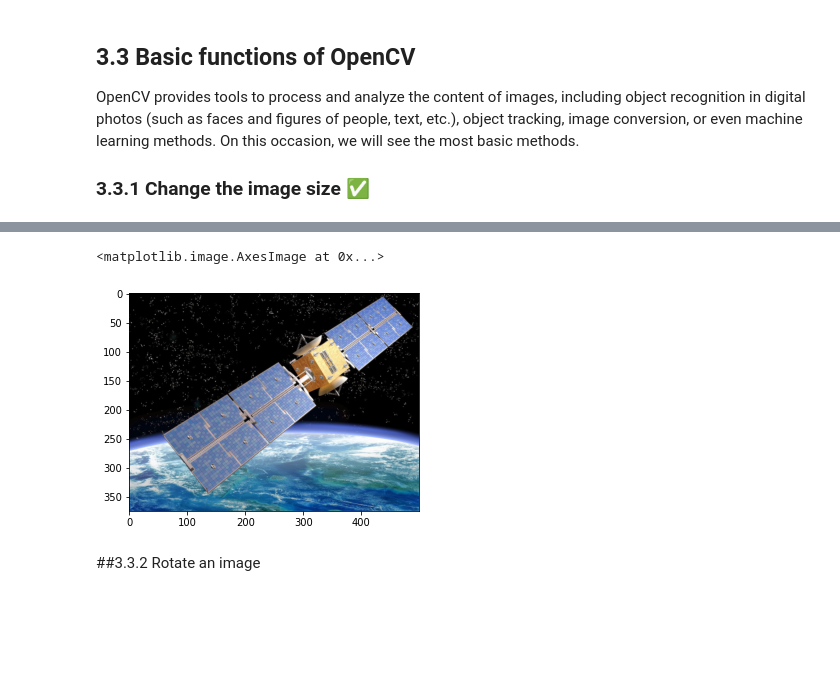
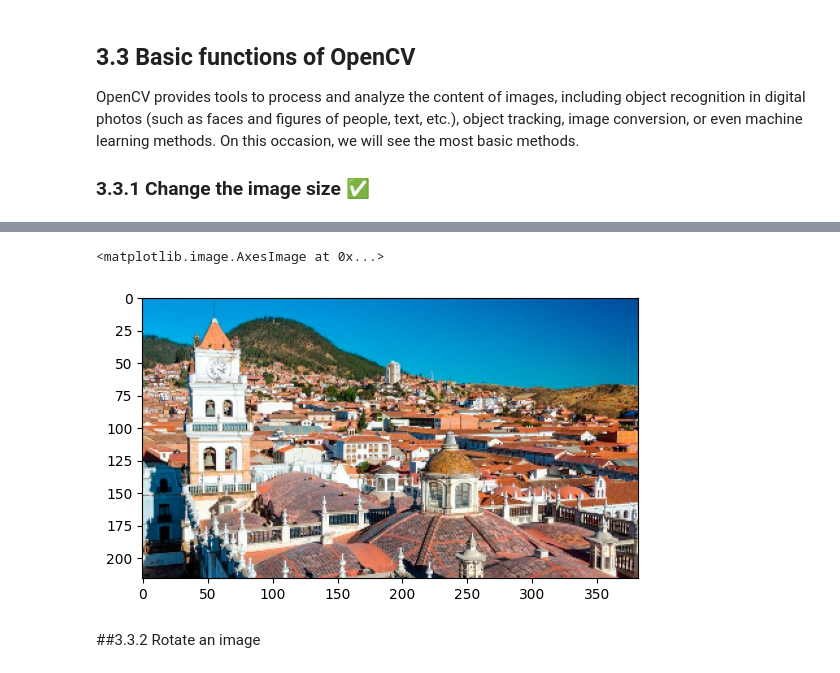
Before and after one commit to santes21/IMT-344_VISION_ARTIFICIAL, a Jupyter notebook: Lab_1_Introduction_to_Digital_Image_Processing.ipynb, the cells around one changed output, grey strips where cells are left out. Drawn from its saved outputs; the diff is of its cells as text; code cells hidden in the pictures; blank space fills up the shorter version.

```diff
--- a/Lab_1_Introduction_to_Digital_Image_Processing.ipynb
+++ b/Lab_1_Introduction_to_Digital_Image_Processing.ipynb
@@ -305,7 +325,7 @@ OpenCV provides tools to process and analyze the content of images, including ob
 # %%
 import numpy as np
 
-fresh_image=cv2.imread('satellite.jpeg')
+fresh_image=cv2.imread('Sucre.jpg')
 fresh_image = cv2.cvtColor(fresh_image,cv2.COLOR_BGR2RGB)
 
 print(fresh_image.shape)
@@ -325,11 +345,11 @@ plt.imshow(new_image)
 # %%
 # This function also allows you to define percentages with respect to the sizes
 new_image = np.copy(fresh_image)
-new_image2 = cv2.resize(new_image, (0,0), fx=0.5,fy=0.5)
+new_image2 = cv2.resize(new_image, (0,0), fx=0.3,fy=0.3)
 plt.imshow(new_image2)
 # %% [output]
 <matplotlib.image.AxesImage at 0x...>
-[figure, old version]
+[figure, new version]
 # %% [markdown]
 ##3.3.2 Rotate an image
 # %%
```
Also changed, not shown: parts of 21 cells of this notebook.
